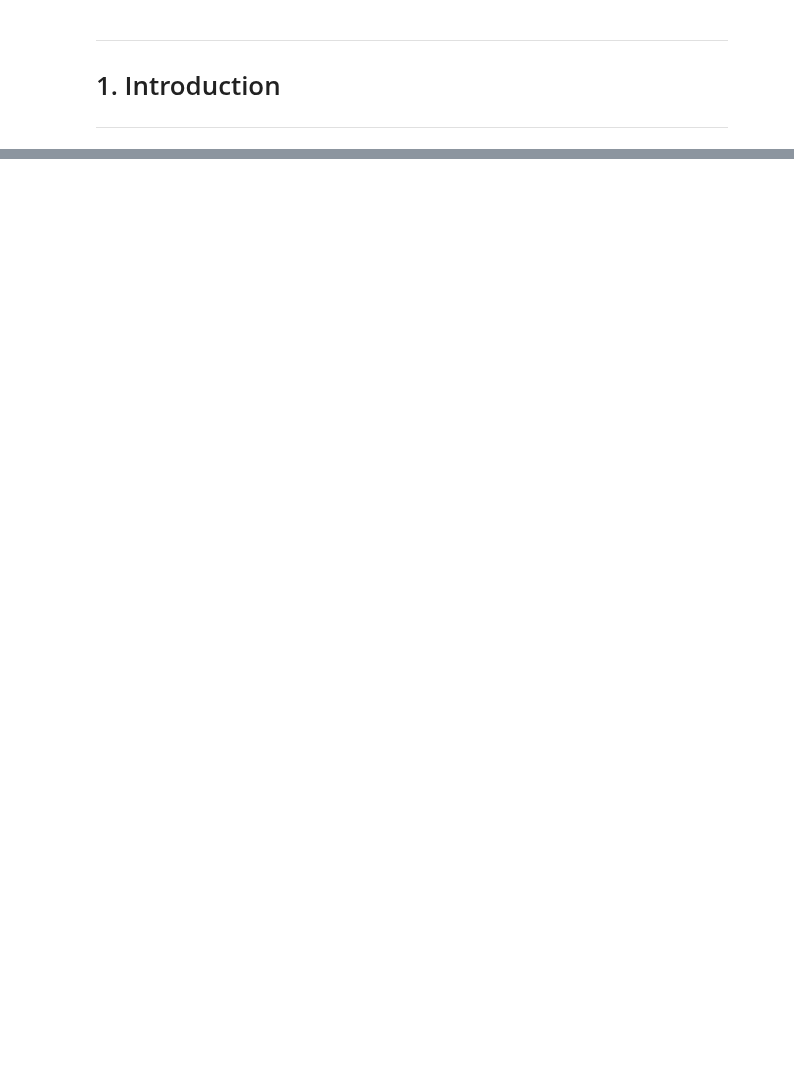
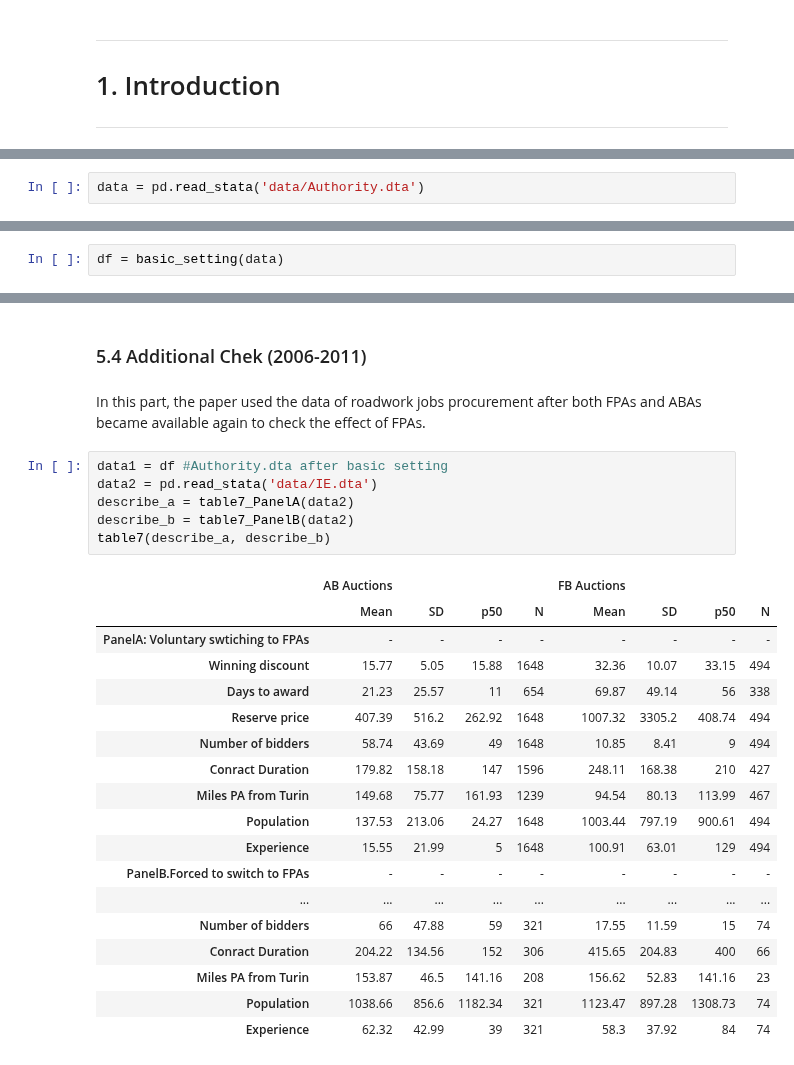
Before and after one commit to huiren-j/Replication-of-Decarolis-2014-, a Jupyter notebook: Untitled.ipynb, the cells around one changed output, grey strips where cells are left out. Drawn from its saved outputs; the diff is of its cells as text; blank space fills up the shorter version.

```diff
--- a/Untitled.ipynb
+++ b/Untitled.ipynb
@@ -88,0 +126,2 @@ Y_{ist} = a_s + b_t + cX_{ist} + \beta FPA_{st} + \epsilon_{ist}
+# %%
+data = pd.read_stata('data/Authority.dta')
@@ -88,0 +181,2 @@ Y_{ist} = a_s + b_t + cX_{ist} + \beta FPA_{st} + \epsilon_{ist}
+# %%
+df = basic_setting(data)
@@ -88,0 +315,29 @@ Y_{ist} = a_s + b_t + cX_{ist} + \beta FPA_{st} + \epsilon_{ist}
+# %% [markdown]
+### 5.4 Additional Chek (2006-2011)
+# %% [markdown]
+In this part, the paper used the data of roadwork jobs procurement after both FPAs and ABAs became available again to check the effect of FPAs.
+# %%
+data1 = df #Authority.dta after basic setting
+data2 = pd.read_stata('data/IE.dta')
+describe_a = table7_PanelA(data2)
+describe_b = table7_PanelB(data2)
+table7(describe_a, describe_b)
+# %% [output]
+|  | AB Auctions |  |  |  | FB Auctions |  |  |  |
+|  | Mean | SD | p50 | N | Mean | SD | p50 | N |
+| PanelA: Voluntary swtiching to FPAs | - | - | - | - | - | - | - | - |
+| Winning discount | 15.77 | 5.05 | 15.88 | 1648 | 32.36 | 10.07 | 33.15 | 494 |
+| Days to award | 21.23 | 25.57 | 11 | 654 | 69.87 | 49.14 | 56 | 338 |
+| Reserve price | 407.39 | 516.2 | 262.92 | 1648 | 1007.32 | 3305.2 | 408.74 | 494 |
+| Number of bidders | 58.74 | 43.69 | 49 | 1648 | 10.85 | 8.41 | 9 | 494 |
+| Conract Duration | 179.82 | 158.18 | 147 | 1596 | 248.11 | 168.38 | 210 | 427 |
+| Miles PA from Turin | 149.68 | 75.77 | 161.93 | 1239 | 94.54 | 80.13 | 113.99 | 467 |
+| Population | 137.53 | 213.06 | 24.27 | 1648 | 1003.44 | 797.19 | 900.61 | 494 |
+| Experience | 15.55 | 21.99 | 5 | 1648 | 100.91 | 63.01 | 129 | 494 |
+| PanelB.Forced to switch to FPAs | - | - | - | - | - | - | - | - |
+| ... | ... | ... | ... | ... | ... | ... | ... | ... |
+| Number of bidders | 66 | 47.88 | 59 | 321 | 17.55 | 11.59 | 15 | 74 |
+| Conract Duration | 204.22 | 134.56 | 152 | 306 | 415.65 | 204.83 | 400 | 66 |
+| Miles PA from Turin | 153.87 | 46.5 | 141.16 | 208 | 156.62 | 52.83 | 141.16 | 23 |
+| Population | 1038.66 | 856.6 | 1182.34 | 321 | 1123.47 | 897.28 | 1308.73 | 74 |
+| Experience | 62.32 | 42.99 | 39 | 321 | 58.3 | 37.92 | 84 | 74 |
```
Also changed, not shown: parts of 50 cells of this notebook, 4 other files.
